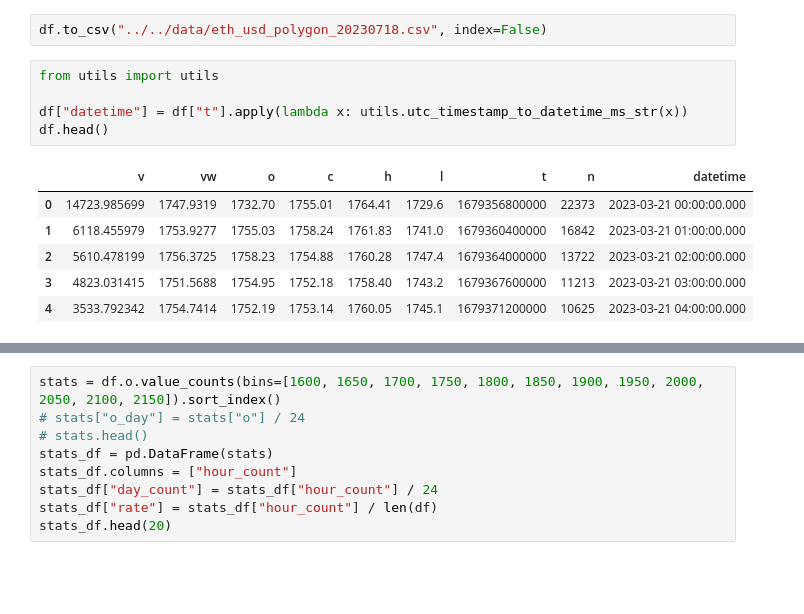
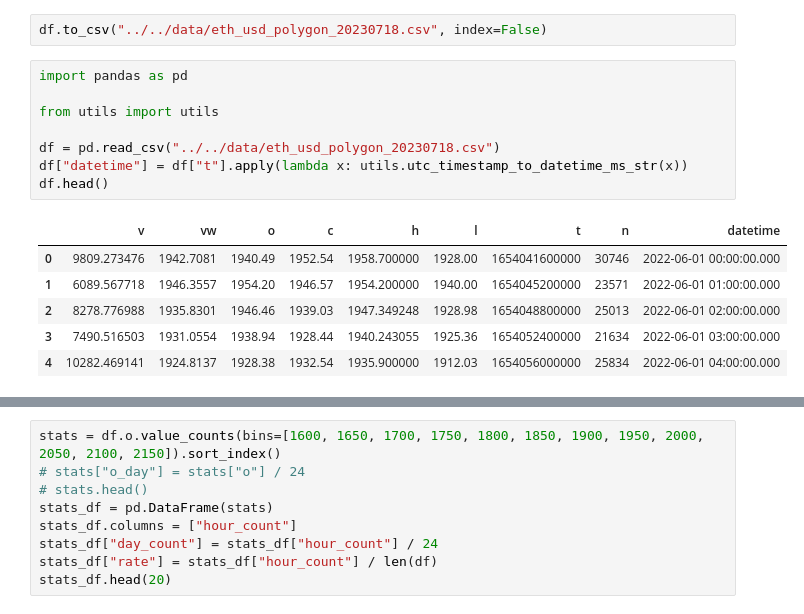
Before and after one commit to zhant09/uniswap-v3-analysis, a Jupyter notebook: notebooks/strategy/pressure_support.ipynb, the cells around one changed output, grey strips where cells are left out. Cells and saved outputs as stored; diff of their text form; blank space fills up the shorter version.

```diff
--- a/notebooks/strategy/pressure_support.ipynb
+++ b/notebooks/strategy/pressure_support.ipynb
@@ -66,17 +66,20 @@ df.sort_values(by=["t"], inplace=True)
 # %%
 df.to_csv("../../data/eth_usd_polygon_20230718.csv", index=False)
 # %%
+import pandas as pd
+
 from utils import utils
 
+df = pd.read_csv("../../data/eth_usd_polygon_20230718.csv")
 df["datetime"] = df["t"].apply(lambda x: utils.utc_timestamp_to_datetime_ms_str(x))
 df.head()
 # %% [output]
 |  | v | vw | o | c | h | l | t | n | datetime |
-| 0 | 14723.985699 | 1747.9319 | 1732.70 | 1755.01 | 1764.41 | 1729.6 | 1679356800000 | 22373 | 2023-03-21 00:00:00.000 |
-| 1 | 6118.455979 | 1753.9277 | 1755.03 | 1758.24 | 1761.83 | 1741.0 | 1679360400000 | 16842 | 2023-03-21 01:00:00.000 |
-| 2 | 5610.478199 | 1756.3725 | 1758.23 | 1754.88 | 1760.28 | 1747.4 | 1679364000000 | 13722 | 2023-03-21 02:00:00.000 |
-| 3 | 4823.031415 | 1751.5688 | 1754.95 | 1752.18 | 1758.40 | 1743.2 | 1679367600000 | 11213 | 2023-03-21 03:00:00.000 |
-| 4 | 3533.792342 | 1754.7414 | 1752.19 | 1753.14 | 1760.05 | 1745.1 | 1679371200000 | 10625 | 2023-03-21 04:00:00.000 |
+| 0 | 9809.273476 | 1942.7081 | 1940.49 | 1952.54 | 1958.700000 | 1928.00 | 1654041600000 | 30746 | 2022-06-01 00:00:00.000 |
+| 1 | 6089.567718 | 1946.3557 | 1954.20 | 1946.57 | 1954.200000 | 1940.00 | 1654045200000 | 23571 | 2022-06-01 01:00:00.000 |
+| 2 | 8278.776988 | 1935.8301 | 1946.46 | 1939.03 | 1947.349248 | 1928.98 | 1654048800000 | 25013 | 2022-06-01 02:00:00.000 |
+| 3 | 7490.516503 | 1931.0554 | 1938.94 | 1928.44 | 1940.243055 | 1925.36 | 1654052400000 | 21634 | 2022-06-01 03:00:00.000 |
+| 4 | 10282.469141 | 1924.8137 | 1928.38 | 1932.54 | 1935.900000 | 1912.03 | 1654056000000 | 25834 | 2022-06-01 04:00:00.000 |
 # %%
 import pandas as pd
 
```
Also changed, not shown: parts of 18 cells of this notebook, 2 other files.
